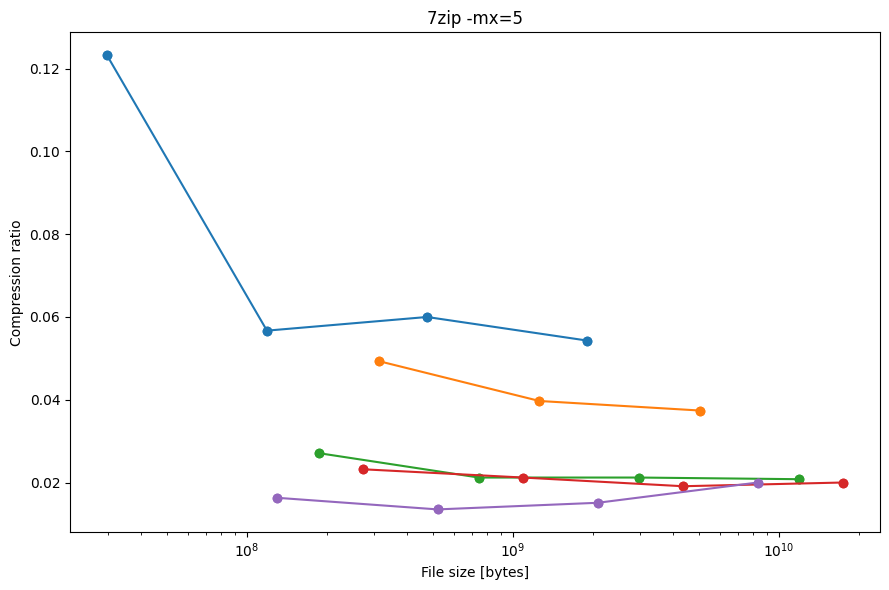
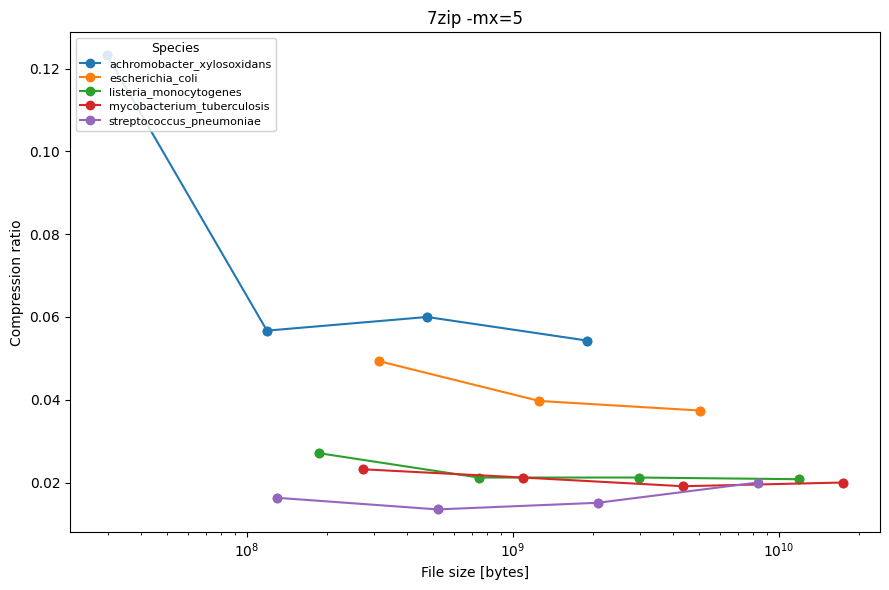
Code edit (unified diff) that turned the first committed figure into the second:
--- before
+++ after
@@ -34,21 +34,23 @@
     ax.set_ylabel('Compression ratio')
     ax.set_title(comp)
-    
+
+    legend_elements = [
+        Line2D([0], [0], marker='o', color=species_colors[sp], label=sp, linestyle='-')
+        for sp in species_list
+    ]
+    ax.legend(
+        handles=legend_elements,
+        title='Species',
+        loc='upper right',
+        fontsize=8,
+        title_fontsize=9,
+        framealpha=0.85,
+        borderpad=0.4,
+        labelspacing=0.3,
+        handlelength=1.8,
+    )
+
     fname = comp.replace(' ', '_').replace('=', '')
     plt.tight_layout()
-    plt.savefig(os.path.join("plots", f'ratio_{fname}.svg'))
+    plt.savefig(os.path.join('plots', f'ratio_{fname}.svg'))
     plt.show()
-
-fig_leg, ax_leg = plt.subplots(figsize=(4, 6))
-ax_leg.axis('off')
-
-legend_elements = [
-    Line2D([0], [0], marker='o', color=species_colors[sp], label=sp, linestyle='-')
-    for sp in species_list
-]
-
-ax_leg.legend(handles=legend_elements, title='Species', loc='center')
-
-plt.tight_layout()
-plt.savefig(os.path.join("plots", 'ratio_legend.svg'))
-plt.show()

Commit: update exp2 analysis